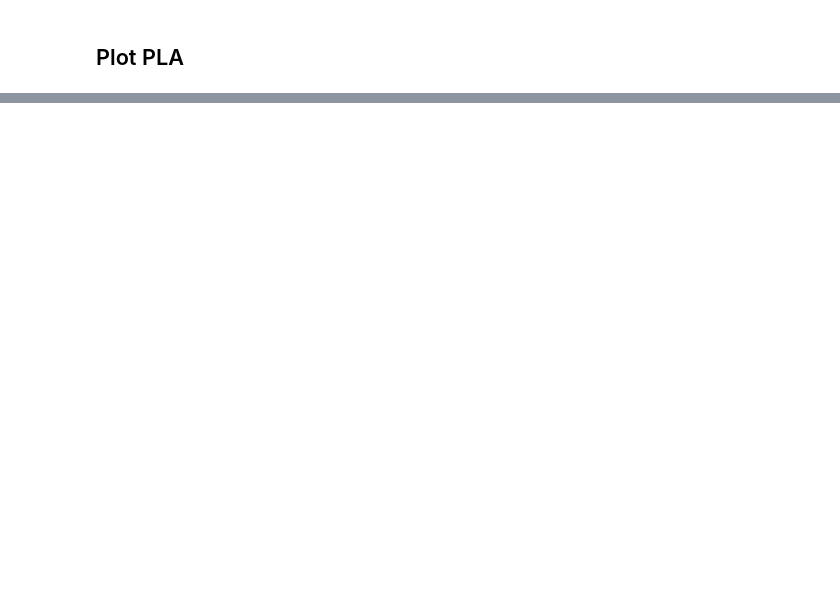
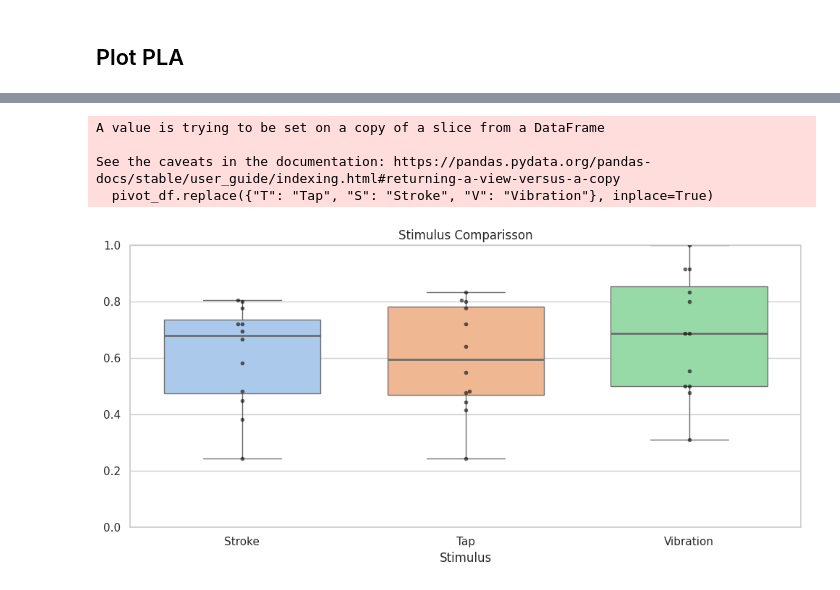
Before and after one commit to T0B1K/BrailleGloveStatistics, a Jupyter notebook: content/study1/experiment/study1_experiment.ipynb, the cells around one changed output, grey strips where cells are left out. Saved outputs shown, nothing was run; the diff lists cells and outputs as text; code cells hidden in the pictures; blank space fills up the shorter version.

```diff
--- a/content/study1/experiment/study1_experiment.ipynb
+++ b/content/study1/experiment/study1_experiment.ipynb
@@ -977,0 +1043,23 @@ plot_pca_for_grouped_data(analysed_test_data_encoding, pdf_name="vector")
+# %%
+def stitchTogether(participant, condition, participantDataOrder=participantDataOrder):
+    id_to_name = {entry[0]: entry[2] for entry in participantDataOrder}
+    name = id_to_name.get(participant)
+    array =["the", "old", "pub"]
+    return array[name.index(condition)]
+
+def createSortedDatasetsNew(dataFrame, condition = ["S", "T", "V"]):
+  sortedSets = []
+  for cond in condition:
+    sortedData = filterDataFrame(cond, dataFrame, "Condition").groupby("ParticipantID", as_index=False)["jaccard_coefficient"].mean().sort_values("ParticipantID")
+    # Apply to a single new column:
+    sortedData["Test"] = sortedData.apply(
+        lambda row: stitchTogether(row["ParticipantID"], cond),
+        axis=1
+    )
+    sortedData["Condition"] = cond
+    sortedSets.append(sortedData)
+  return sortedSets
+
+
+learnData = createSortedDatasetsNew(dataframe_no_tests[["jaccard_coefficient", "Test", "ParticipantID", "Condition"]].copy())
+tmpp = pd.concat(learnData)
@@ -977,0 +1197,8 @@ plot_pca_for_grouped_data(analysed_test_data_encoding, pdf_name="vector")
+# %%
+print_boxplots_and_tests_NEW(tmpp, score="jaccard_coefficient", pdf_name="learn_data_averaged", plotting_order=["Tap", "Stroke", "Vibration"])
+# %% [output]
+A value is trying to be set on a copy of a slice from a DataFrame
+
+See the caveats in the documentation: https://pandas.pydata.org/pandas-docs/stable/user_guide/indexing.html#returning-a-view-versus-a-copy
+  pivot_df.replace({"T": "Tap", "S": "Stroke", "V": "Vibration"}, inplace=True)
+[figure, added]
```
Also changed, not shown: parts of 16 cells of this notebook, 10 other files.
